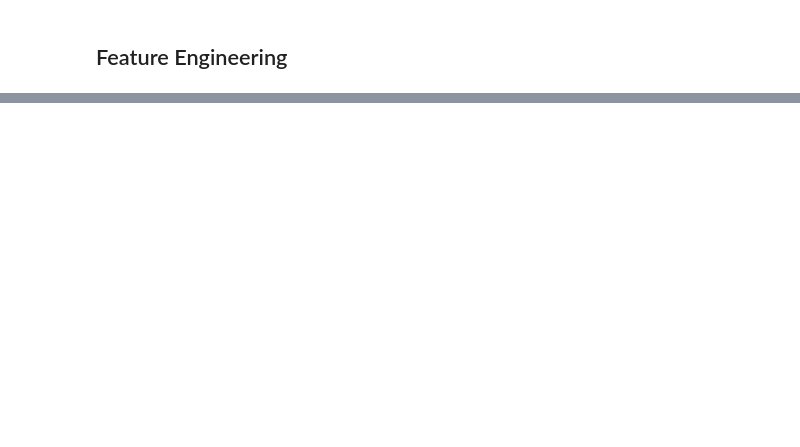
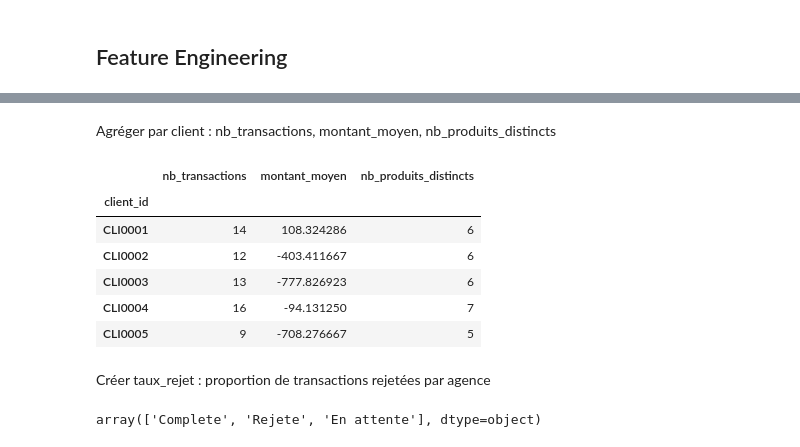
Before and after one commit to yup-py/Bank-Transaction-Audit-and-ETL-Pipeline, a Jupyter notebook: bank_transactions_pipeline.ipynb, the cells around one changed output, grey strips where cells are left out. Cells and saved outputs as stored; diff of their text form; code cells hidden in the pictures; blank space fills up the shorter version.

```diff
--- a/bank_transactions_pipeline.ipynb
+++ b/bank_transactions_pipeline.ipynb
@@ -351,0 +453,23 @@ NameError: name 'lower_m' is not defined
+# %% [markdown]
+Agréger par client : nb_transactions, montant_moyen, nb_produits_distincts
+# %%
+agg_client = df.groupby('client_id').agg(
+    nb_transactions = ('transaction_id', 'count'),
+    montant_moyen = ('montant', 'mean'),
+    nb_produits_distincts = ('categorie', 'nunique')
+)
+agg_client.head()
+# %% [output]
+|  | nb_transactions | montant_moyen | nb_produits_distincts |
+| client_id |  |  |  |
+| CLI0001 | 14 | 108.324286 | 6 |
+| CLI0002 | 12 | -403.411667 | 6 |
+| CLI0003 | 13 | -777.826923 | 6 |
+| CLI0004 | 16 | -94.131250 | 7 |
+| CLI0005 | 9 | -708.276667 | 5 |
+# %% [markdown]
+Créer taux_rejet : proportion de transactions rejetées par agence
+# %%
+df['statut'].unique()
+# %% [output]
+array(['Complete', 'Rejete', 'En attente'], dtype=object)
```
Also changed, not shown: parts of 36 cells of this notebook, 1 other file.
